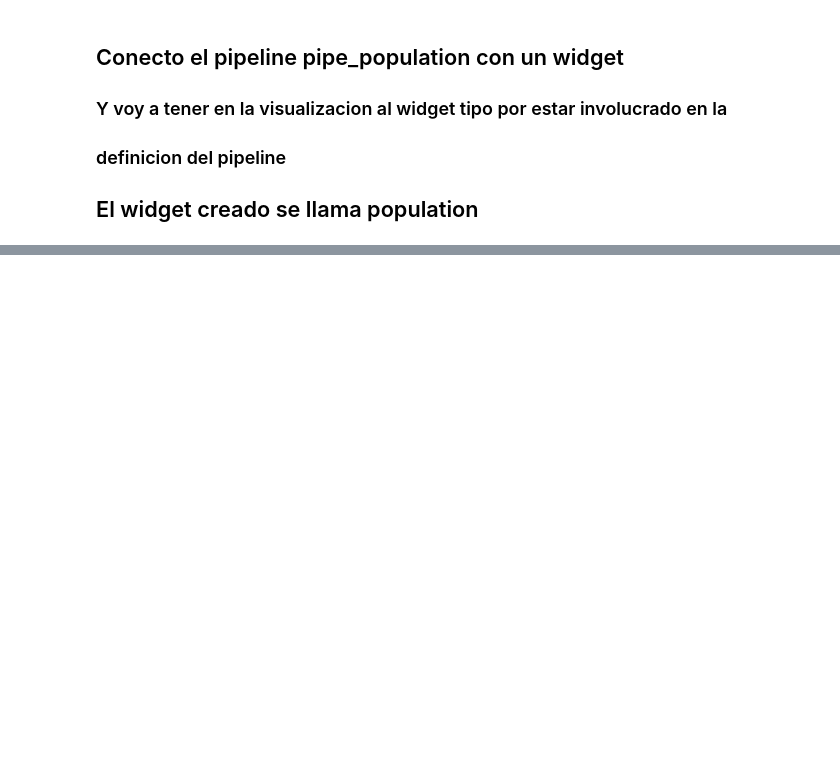
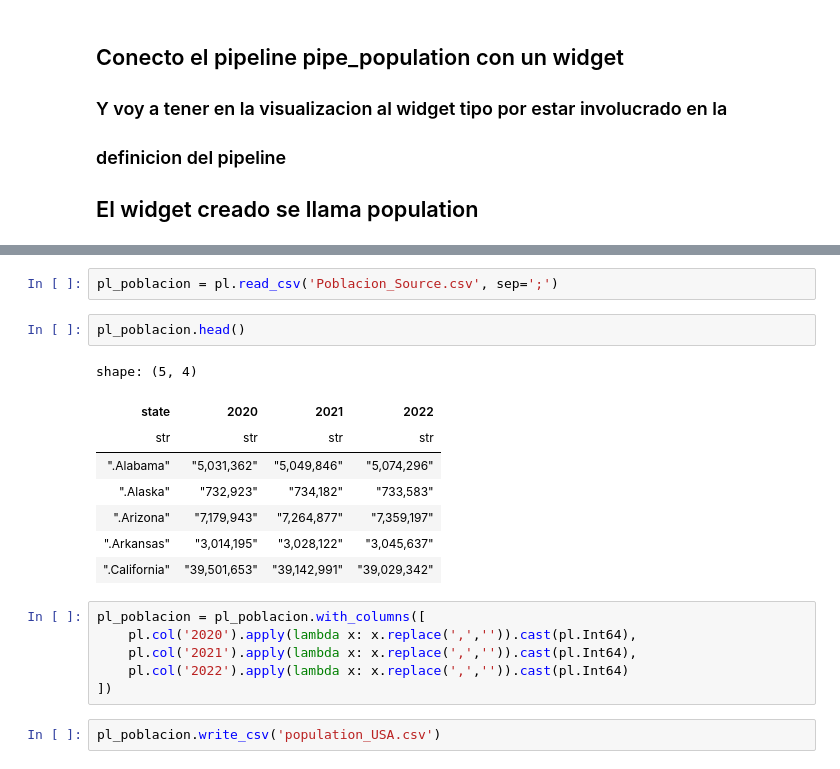
Before and after one commit to cristianpapini/PG_Google_Maps, a Jupyter notebook: Ornaldo/Machine Learning/Movimiento Demografico/PopulationChange.ipynb, the cells around one changed output, grey strips where cells are left out. Cells and saved outputs as stored; diff of their text form; blank space fills up the shorter version.

```diff
--- a/Ornaldo/Machine Learning/Movimiento Demografico/PopulationChange.ipynb
+++ b/Ornaldo/Machine Learning/Movimiento Demografico/PopulationChange.ipynb
@@ -74,0 +78,21 @@ population
+# %%
+pl_poblacion = pl.read_csv('Poblacion_Source.csv', sep=';')
+# %%
+pl_poblacion.head()
+# %% [output]
+shape: (5, 4)
+| state | 2020 | 2021 | 2022 |
+| str | str | str | str |
+| ".Alabama" | "5,031,362" | "5,049,846" | "5,074,296" |
+| ".Alaska" | "732,923" | "734,182" | "733,583" |
+| ".Arizona" | "7,179,943" | "7,264,877" | "7,359,197" |
+| ".Arkansas" | "3,014,195" | "3,028,122" | "3,045,637" |
+| ".California" | "39,501,653" | "39,142,991" | "39,029,342" |
+# %%
+pl_poblacion = pl_poblacion.with_columns([
+    pl.col('2020').apply(lambda x: x.replace(',','')).cast(pl.Int64),
+    pl.col('2021').apply(lambda x: x.replace(',','')).cast(pl.Int64),
+    pl.col('2022').apply(lambda x: x.replace(',','')).cast(pl.Int64)
+])
+# %%
+pl_poblacion.write_csv('population_USA.csv')
```
Also changed, not shown: parts of 1 cell of this notebook, 3 other files.
